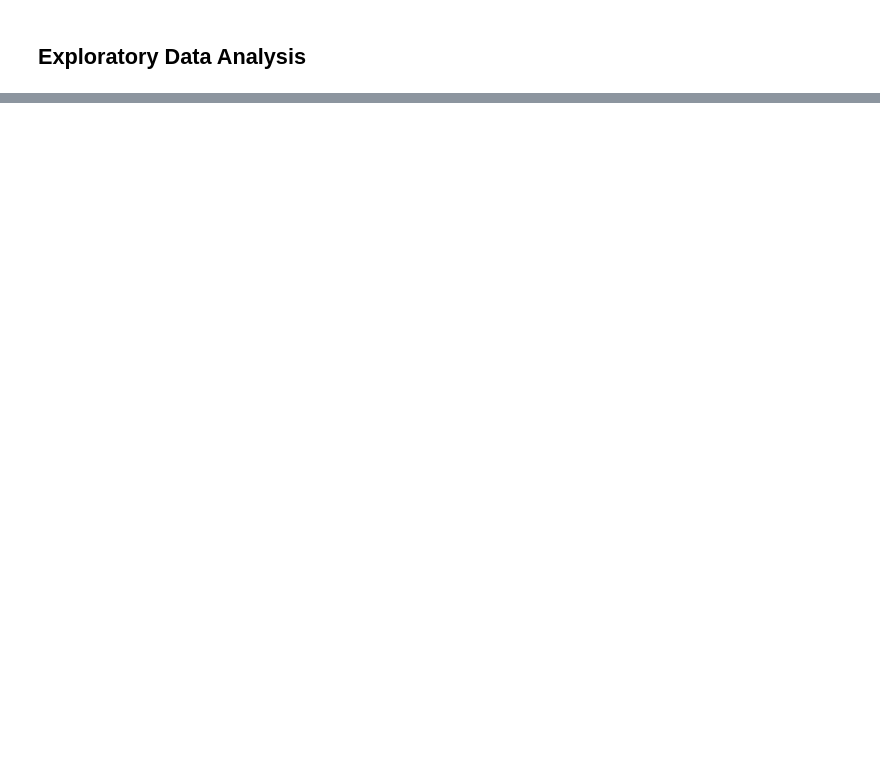
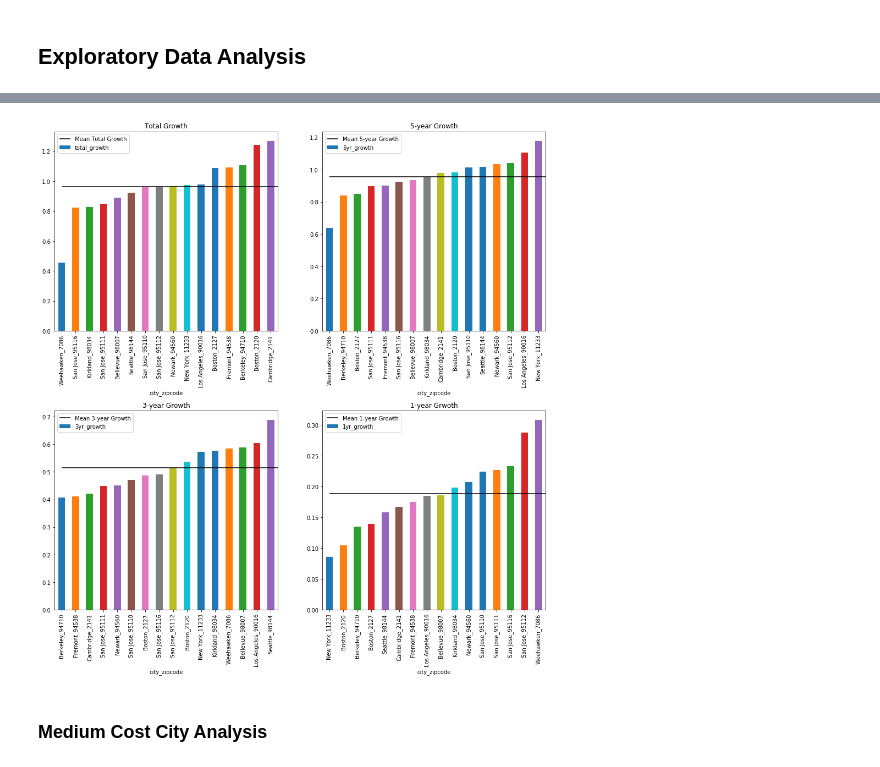
Before and after one commit to rab175/dsc-mod-4-project-online-ds-pt-071519, a Jupyter notebook: Mod 4 Project Notebook.ipynb, the cells around one changed output, grey strips where cells are left out. Drawn from its saved outputs; the diff is of its cells as text; code cells hidden in the pictures; blank space fills up the shorter version.

```diff
--- a/Mod 4 Project Notebook.ipynb
+++ b/Mod 4 Project Notebook.ipynb
@@ -317,0 +312,8 @@ None
+# %%
+print(f'There are {df_2009.zipcode.nunique()} unique zipcodes')
+print(f'There are {df_2009.City.nunique()} unique cities')
+
+df_2009['City'] = df_2009['City'] + '_' + df_2009['zipcode']
+
+print('------')
+print(f'There are now {df_2009.City.nunique()} city_zipcode combinations.')
@@ -386,0 +514,6 @@ growth_rates(low_cost_zipcodes)
+# %%
+graph_growth(top_high_cities)
+# %% [output]
+[figure, added]
+# %% [markdown]
+### Medium Cost City Analysis
```
Also changed, not shown: parts of 35 cells of this notebook, 1 other file.
